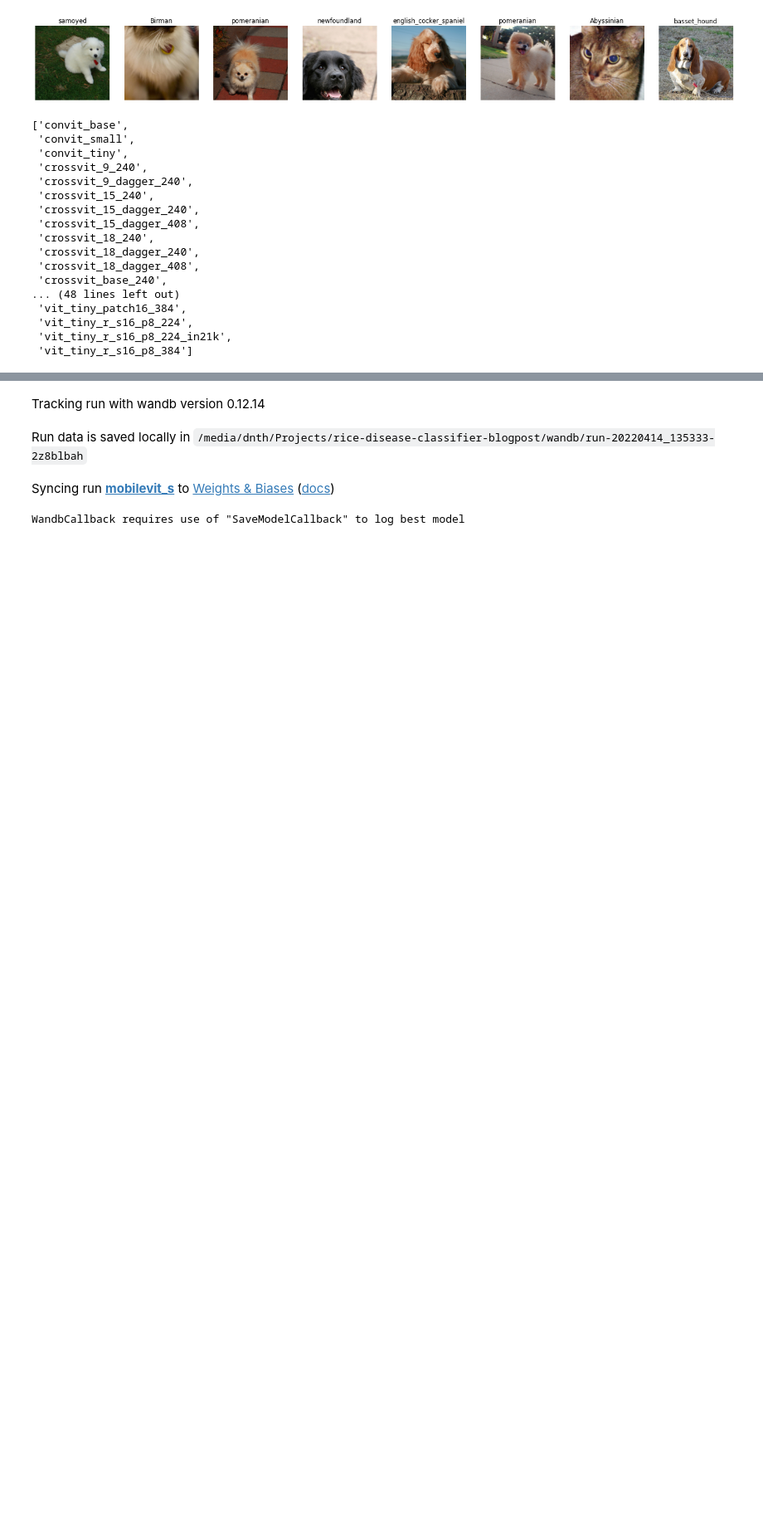
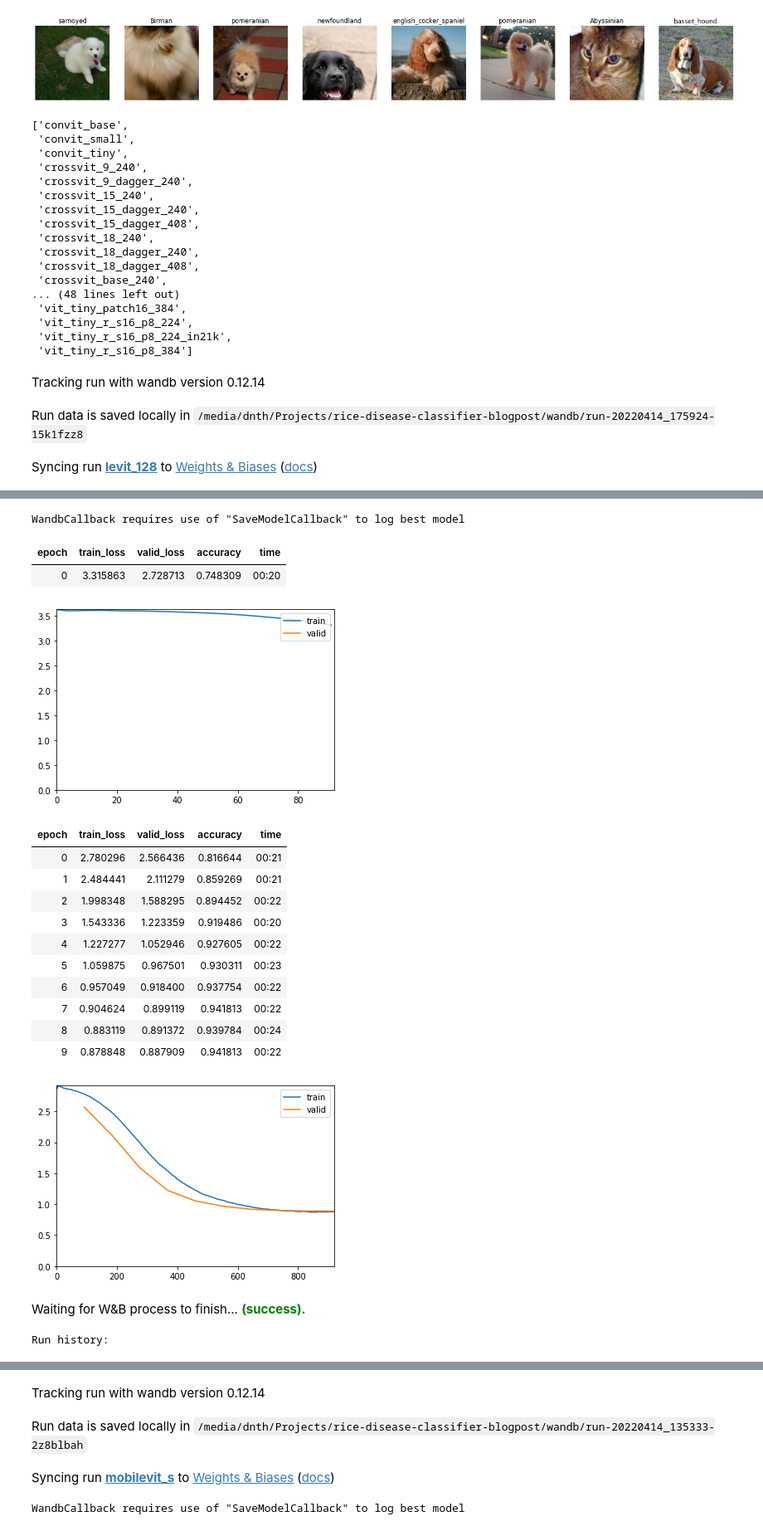
Before and after one commit to dnth/rice-disease-classifier-blogpost, a Jupyter notebook: benchmark_pets.ipynb, the cells around one changed output, grey strips where cells are left out. Shown at 83% size. Cells and saved outputs as stored; diff of their text form; code cells hidden in the pictures; blank space fills up the shorter version.

Commit message:
add all levit models

```diff
--- a/benchmark_pets.ipynb
+++ b/benchmark_pets.ipynb
@@ -38,3 +38,13 @@ timm.list_models('*vit*', pretrained=True)
  'vit_tiny_r_s16_p8_224',
  'vit_tiny_r_s16_p8_224_in21k',
  'vit_tiny_r_s16_p8_384']
+# %%
+for model_name in ['levit_128','levit_128s','levit_192','levit_256']:
+    with wandb.init(project="pets-vit-benchmark", name=model_name):
+        model = create_model(model_name, pretrained=True, num_classes=dls.c)
+        learn = Learner(dls, model, metrics=accuracy, loss_func=LabelSmoothingCrossEntropyFlat())
+        learn.fine_tune(10, 2e-4, freeze_epochs=1, cbs=[WandbCallback(log_preds=False), ShowGraphCallback()])
+# %% [output]
+Tracking run with wandb version 0.12.14
+Run data is saved locally in /media/dnth/Projects/rice-disease-classifier-blogpost/wandb/run-20220414_175924-15k1fzz8
+Syncing run levit_128 to Weights & Biases (docs)
@@ -40,0 +52,18 @@ timm.list_models('*vit*', pretrained=True)
+WandbCallback requires use of "SaveModelCallback" to log best model
+| epoch | train_loss | valid_loss | accuracy | time |
+| 0 | 3.315863 | 2.728713 | 0.748309 | 00:20 |
+[figure, added]
+| epoch | train_loss | valid_loss | accuracy | time |
+| 0 | 2.780296 | 2.566436 | 0.816644 | 00:21 |
+| 1 | 2.484441 | 2.111279 | 0.859269 | 00:21 |
+| 2 | 1.998348 | 1.588295 | 0.894452 | 00:22 |
+| 3 | 1.543336 | 1.223359 | 0.919486 | 00:20 |
+| 4 | 1.227277 | 1.052946 | 0.927605 | 00:22 |
+| 5 | 1.059875 | 0.967501 | 0.930311 | 00:23 |
+| 6 | 0.957049 | 0.918400 | 0.937754 | 00:22 |
+| 7 | 0.904624 | 0.899119 | 0.941813 | 00:22 |
+| 8 | 0.883119 | 0.891372 | 0.939784 | 00:24 |
+| 9 | 0.878848 | 0.887909 | 0.941813 | 00:22 |
+[figure, added]
+Waiting for W&B process to finish... (success).
+Run history:
```
Also changed, not shown: parts of 1 cell of this notebook, 1 other file.
